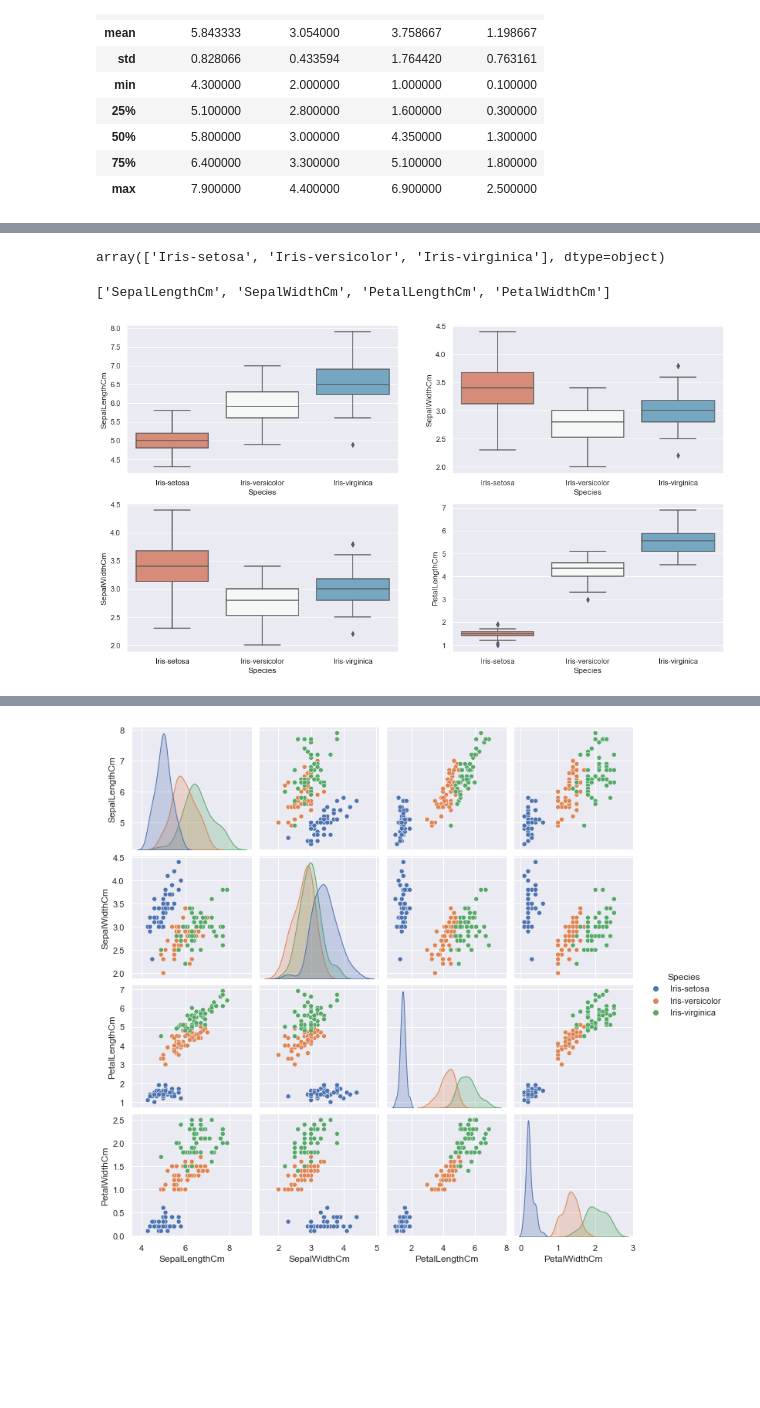
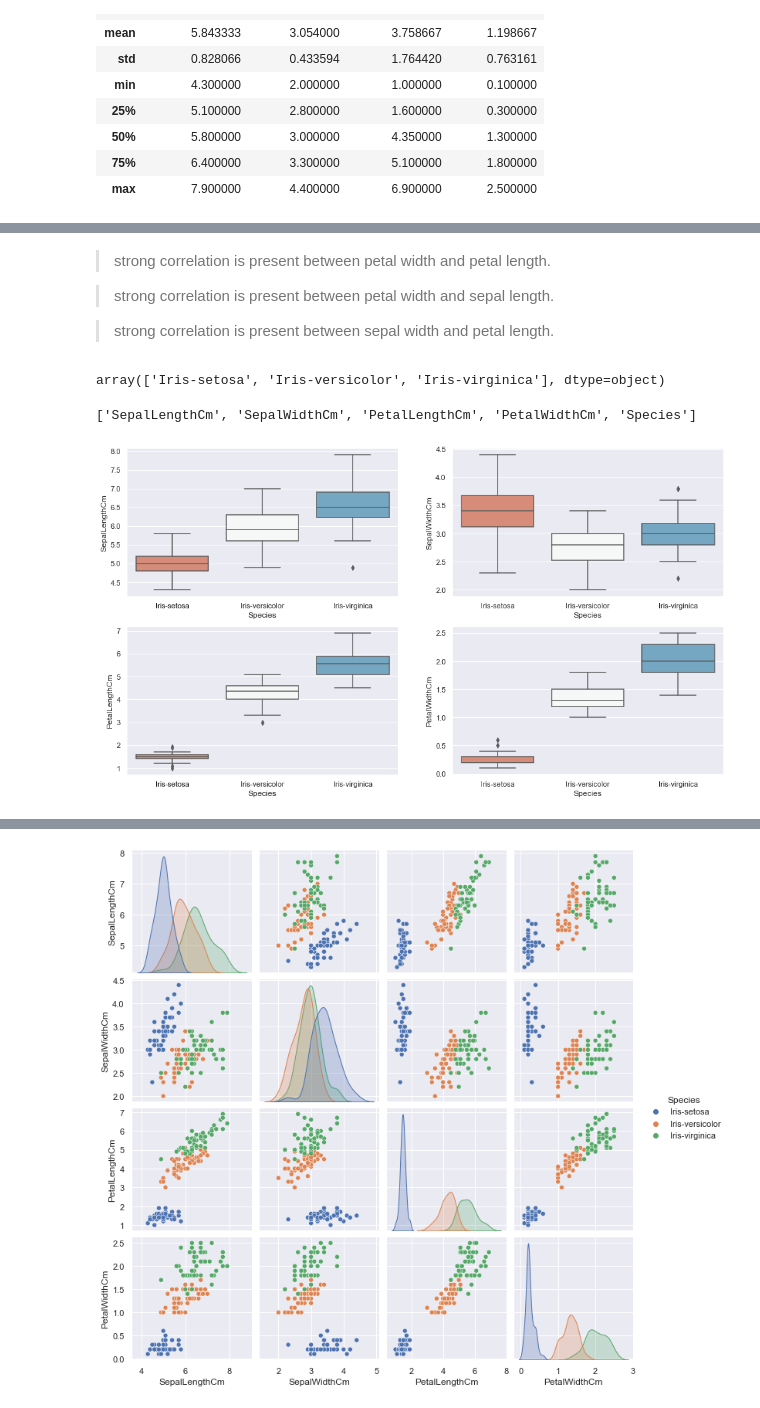
Before and after one commit to hazemMondy/iris, a Jupyter notebook: EDA/EDA.ipynb, the cells around one changed output, grey strips where cells are left out. Drawn from its saved outputs; the diff is of its cells as text; code cells hidden in the pictures; blank space fills up the shorter version.

```diff
--- a/EDA/EDA.ipynb
+++ b/EDA/EDA.ipynb
@@ -67,3 +69,9 @@ Index(['SepalLengthCm', 'SepalWidthCm', 'PetalLengthCm', 'PetalWidthCm',
+# %% [markdown]
+> strong correlation is present between petal width and petal length.
+
+> strong correlation is present between petal width and sepal length.
+
+> strong correlation is present between sepal width and petal length.
 # %%
 df.Species.unique()
 # %% [output]
@@ -74,4 +79,4 @@ palette='RdBu'
 # %%
-list(df.columns)[:-1]
+list(df.columns)
 # %% [output]
-['SepalLengthCm', 'SepalWidthCm', 'PetalLengthCm', 'PetalWidthCm']
+['SepalLengthCm', 'SepalWidthCm', 'PetalLengthCm', 'PetalWidthCm', 'Species']
@@ -80,9 +83,9 @@ sns.set();
 # %%
 _, ax =plt.subplots(2,2, figsize=(16,9))
-cols = list(df.columns)[:-2]
+cols = list(df.columns)[:-1]
 x_ = list(df.columns)[-1]
 for i in range(0,2):
     for j in range(0,2):
-        sns.boxplot(ax = ax[i,j],x=x_, y =cols[j+i], data=df, palette=palette);
+        sns.boxplot(ax = ax[i,j],x=x_, y =cols[j+i*2], data=df, palette=palette);
 # %% [output]
-[figure, old version]
+[figure, new version]
```
Also changed, not shown: parts of 10 cells of this notebook, 1 other file.
